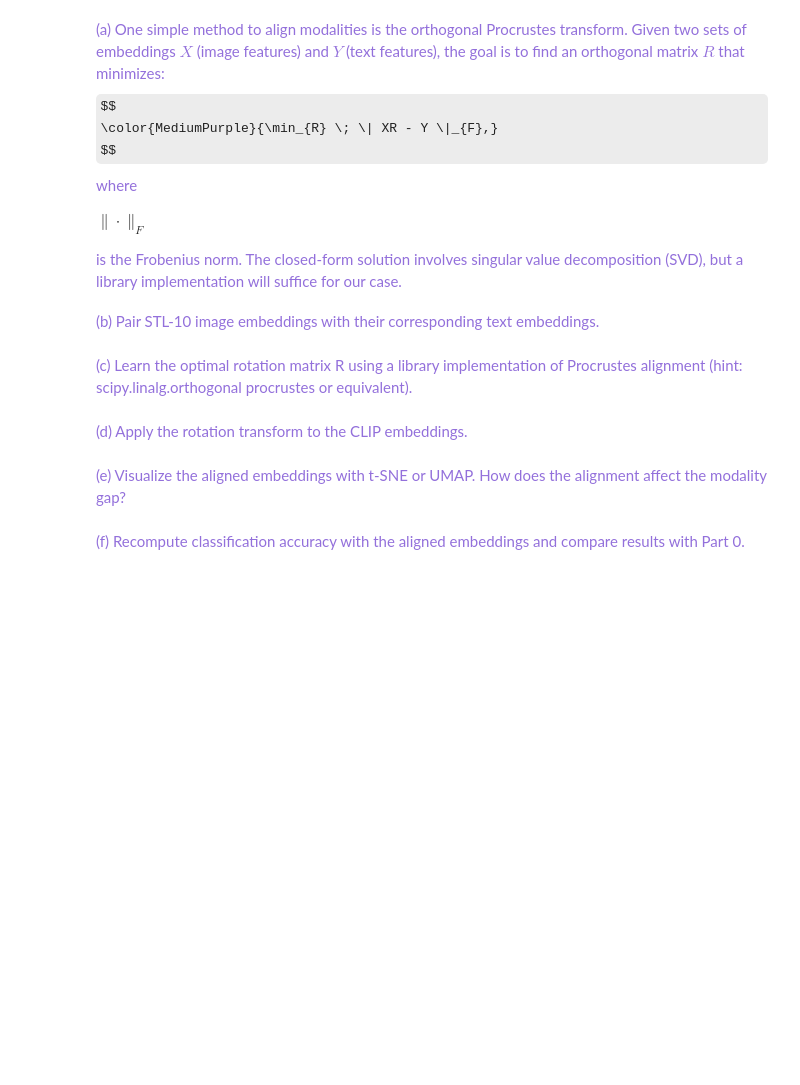
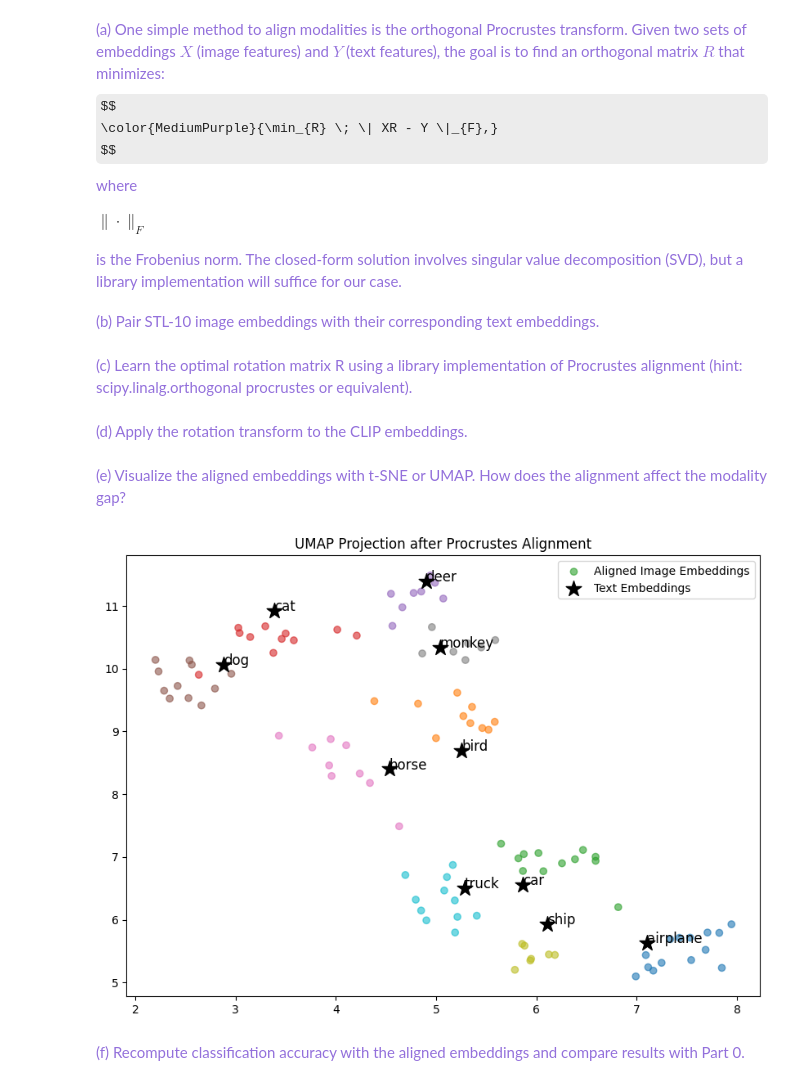
Before and after one commit to KhadeejaToseef/ATML_PA0, a Jupyter notebook: PA0_task5.ipynb, the cells around one changed output. Drawn from its saved outputs; the diff is of its cells as text; code cells hidden in the pictures; some formulas as TeX source; blank space fills up the shorter version.

```diff
--- a/PA0_task5.ipynb
+++ b/PA0_task5.ipynb
@@ -339,16 +329,43 @@ but a library implementation will suffice for our case.
 # %% [markdown]
 <span style="color: MediumPurple;"> (b) Pair STL-10 image embeddings with their corresponding text embeddings.
 </span>
+# %%
+# text embeddings corresponding to each image label
+paired_text_embeddings = text_embeddings[labels_list]
 # %% [markdown]
 <span style="color: MediumPurple;"> (c) Learn the optimal rotation matrix R using a library implementation of Procrustes alignment (hint: scipy.linalg.orthogonal procrustes or equivalent).
 </span>
+# %%
+R, _ = orthogonal_procrustes(image_embeddings.cpu().numpy(), paired_text_embeddings.cpu().numpy())
 # %% [markdown]
 <span style="color: MediumPurple;"> (d) Apply the rotation transform to the CLIP embeddings.
 </span>
+# %%
+aligned_image_embeddings = torch.tensor(image_embeddings.numpy() @ R).float()
 # %% [markdown]
 <span style="color: MediumPurple;"> (e) Visualize the aligned embeddings with t-SNE or UMAP. How does the alignment affect the modality
 gap?
 </span>
+# %%
+all_aligned = torch.cat([aligned_image_embeddings, text_embeddings.cpu()])
+
+reduced_aligned = umap.UMAP(n_components=2, random_state=42).fit_transform(all_aligned)
+
+plt.figure(figsize=(10, 7))
+plt.scatter(reduced_aligned[:len(aligned_image_embeddings), 0], reduced_aligned[:len(aligned_image_embeddings), 1],
+            c=labels_list, cmap='tab10', alpha=0.6, label='Aligned Image Embeddings')
+plt.scatter(reduced_aligned[len(aligned_image_embeddings):, 0], reduced_aligned[len(aligned_image_embeddings):, 1],
+            marker='*', s=200, color='black', label='Text Embeddings')
+
+for i, label in enumerate(classnames):
+    plt.text(reduced_aligned[len(aligned_image_embeddings)+i, 0],
+             reduced_aligned[len(aligned_image_embeddings)+i, 1], label, fontsize=12)
+
+plt.title('UMAP Projection after Procrustes Alignment')
+plt.legend()
+plt.show()
+# %% [output]
+[figure, added]
 # %% [markdown]
 <span style="color: MediumPurple;"> (f) Recompute classification accuracy with the aligned embeddings and compare results with Part 0.
 </span>
```
Also changed, not shown: parts of 10 cells of this notebook.
